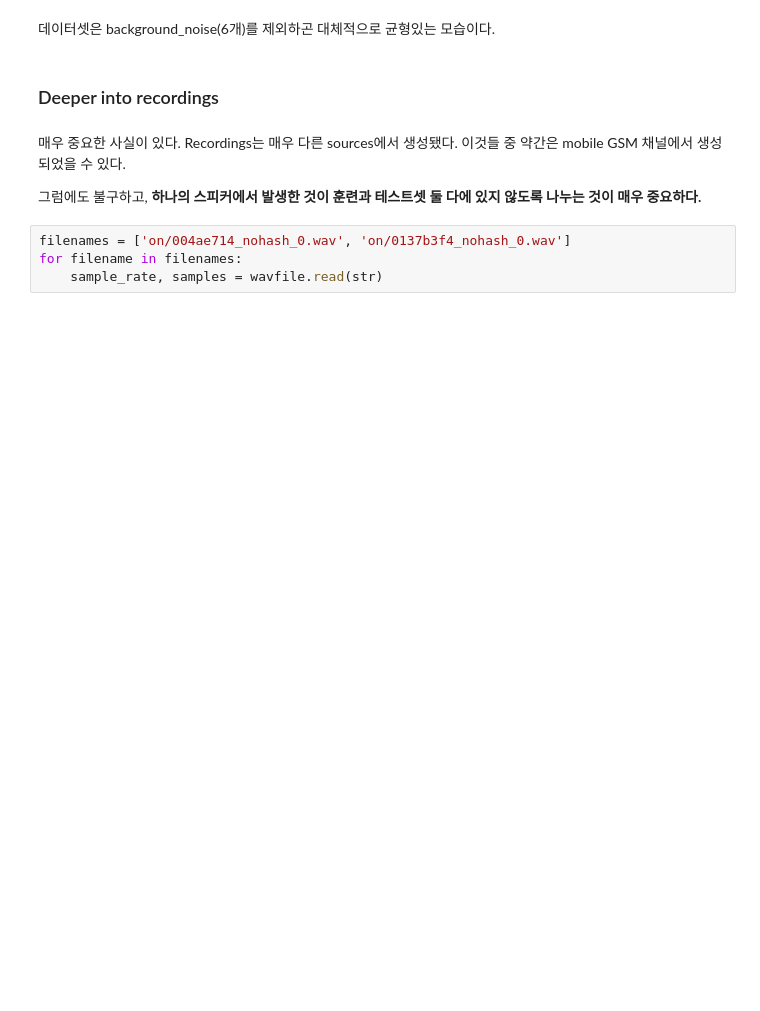
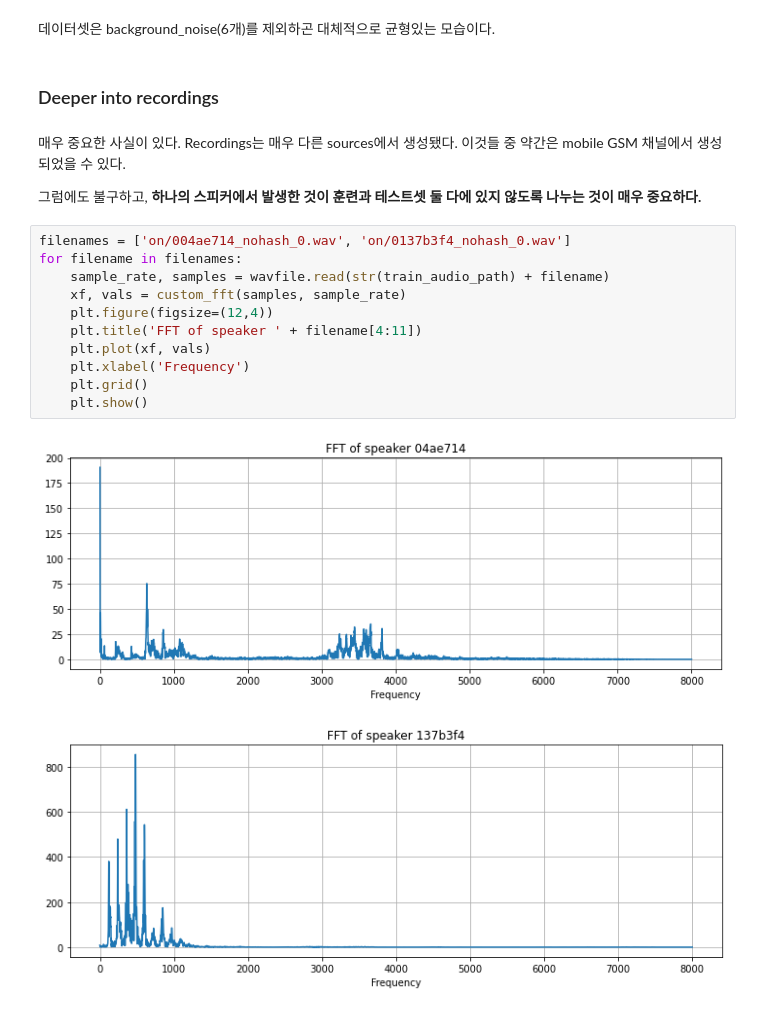
Before and after one commit to jyshin0926/Noise-Reduction, a Jupyter notebook: SpeechDataAnalysis_kaggle.ipynb, the cells around one changed output. Drawn from its saved outputs; the diff is of its cells as text; blank space fills up the shorter version.

```diff
--- a/SpeechDataAnalysis_kaggle.ipynb
+++ b/SpeechDataAnalysis_kaggle.ipynb
@@ -375,4 +375,14 @@ py.iplot(go.Figure(data=[trace], layout=layout))
 # %%
 filenames = ['on/004ae714_nohash_0.wav', 'on/0137b3f4_nohash_0.wav']
 for filename in filenames:
-    sample_rate, samples = wavfile.read(str)
+    sample_rate, samples = wavfile.read(str(train_audio_path) + filename)
+    xf, vals = custom_fft(samples, sample_rate)
+    plt.figure(figsize=(12,4))
+    plt.title('FFT of speaker ' + filename[4:11])
+    plt.plot(xf, vals)
+    plt.xlabel('Frequency')
+    plt.grid()
+    plt.show()
+# %% [output]
+[figure, added]
+[figure, added]
```
Also changed, not shown: parts of 5 cells of this notebook.
